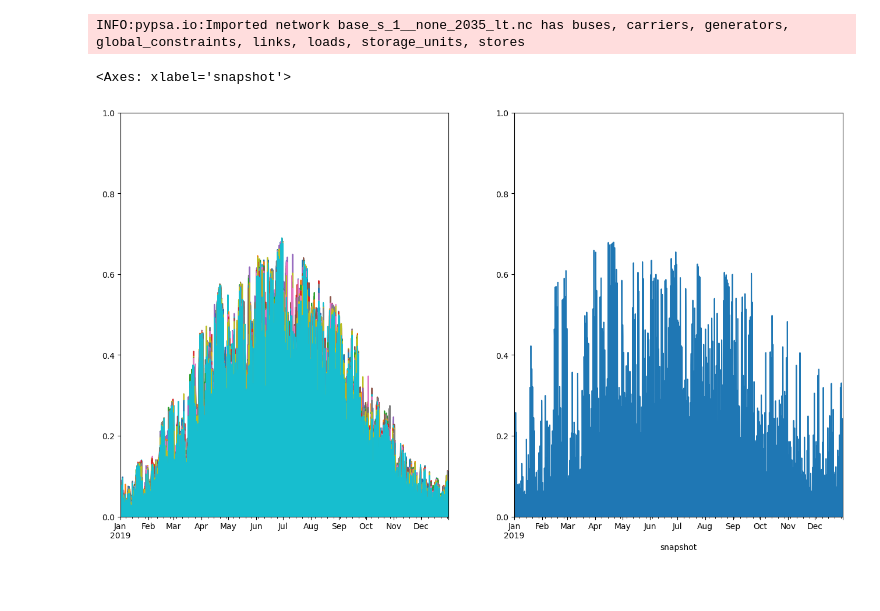
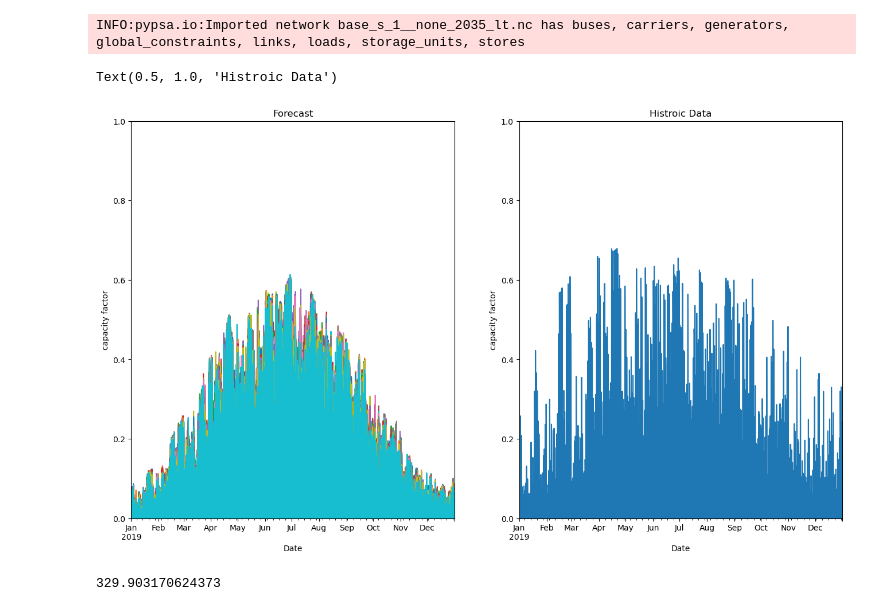
Before and after one commit to mick-meyer/masterthesis-mick, a Jupyter notebook: Wetterdaten/skript/skript_pv.ipynb, the cells around one changed output. Cells and saved outputs as stored; diff of their text form; code cells hidden in the pictures; blank space fills up the shorter version.

```diff
--- a/Wetterdaten/skript/skript_pv.ipynb
+++ b/Wetterdaten/skript/skript_pv.ipynb
@@ -16,18 +16,17 @@ pdc0 = 1000.0                    # 1 kW_DC Nameplate, in Watt (Basis für CF)
 import glob
 liste = []
 
-def calculate_cf_factor(ds: xr, albedo=0.2):
+def calculate_cf_factor(ds: xr, albedo=0.1):
 
     ds['ssr'] = ds['ssr'] / (1-albedo)                 # albedo factor --> yes / no?
 
     ds = ds.diff('step')  # J/m²                    # TIGGE has accumulated values, therefore the difference
                                                     # is the actual radiation in J / m^2
 
-    ds = (ds/3600).fillna(0).clip(min=0)            # get Wh / m^2
+    ds = (ds/(3600*6)).fillna(0).clip(min=0)            # get Wh / m^2
     ds = ds.where(ds > 1, 0)
 
-    ds['cf'] = 0.9 * ds['ssr'] / (6 * pdc0)         # as everything is in 6 hours divide by 6
-                                                    # as we accumulate 3 hours, multiply by 3.
+    ds['cf'] = 0.9 * ds['ssr'] / (pdc0)         # as everything is in 6 hours divide by 6
 
     return ds['cf']
 
@@ -56,6 +55,7 @@ def get_pypsa_export_structure(data: xr):
         mask = (df.index.time >= pd.to_datetime("08:00").time()) & (df.index.time <= pd.to_datetime("19:00").time())
         df.loc[mask, f'cf_solar_{i+1}'] = df.loc[mask, f'cf_solar_{i+1}'].interpolate(method='linear')
 
+        df = df.shift(-1)
         df = df.fillna(0)
         cf.append(df)
 
@@ -102,20 +102,27 @@ cf_list = pd.read_pickle('/Users/mick/Documents/GitHub/masterthesis-mick/Wetterd
 # %%
 fig, ax = plt.subplots(1,2, figsize=(16,9))
 
 for i in range(0, 50):
     cf_list[i].plot(
         ax = ax[0],
         ylim=(0,1),
         legend=False
     )
 
 
 n.generators_t.p_max_pu['DE0 0 solar-2035'].plot(
     ax=ax[1],
     ylim=(0,1)
 )
+
+ax[0].set_xlabel("Date")
+ax[0].set_ylabel("capacity factor")
+ax[0].set_title('Forecast')
+ax[1].set_xlabel("Date")
+ax[1].set_ylabel("capacity factor")
+ax[1].set_title('Histroic Data')
 # %% [output]
-<Axes: xlabel='snapshot'>
+Text(0.5, 1.0, 'Histroic Data')
-[figure, old version]
+[figure, new version]
 # %%
 pd.to_pickle(cf_list, "/Users/mick/Documents/GitHub/masterthesis-mick/Wetterdaten/cappacity_factors_prepared/cf_solar.pkl")
@@ -121,0 +133,4 @@ pd.to_pickle(cf_list, "/Users/mick/Documents/GitHub/masterthesis-mick/Wetterdate
+# %%
+np.mean(lis)
+# %% [output]
+329.903170624373
```
Also changed, not shown: parts of 1 cell of this notebook, 16 other files.
